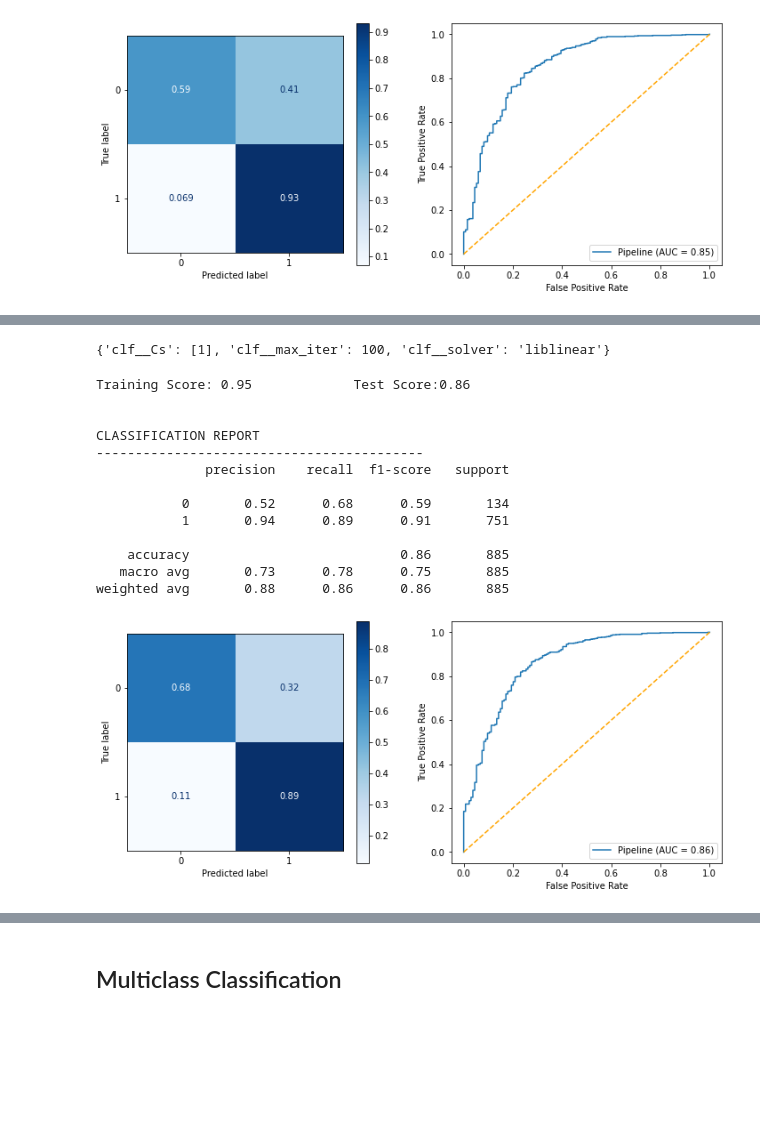
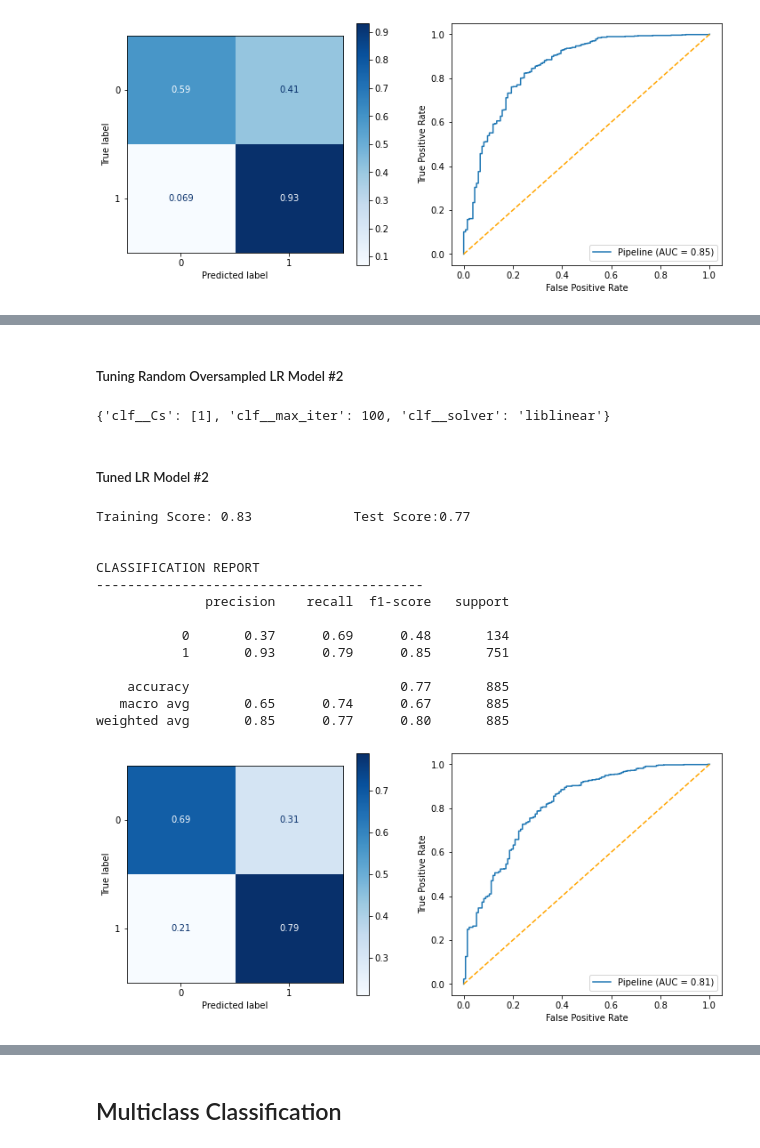
Before and after one commit to ebtezcan/Apple-Google-NLP-Analysis, a Jupyter notebook: index_OSEMN_plus_mvp.ipynb, the cells around one changed output, grey strips where cells are left out. Drawn from its saved outputs; the diff is of its cells as text; code cells hidden in the pictures; blank space fills up the shorter version.

Commit message:
Added multiclass classification with multiple models, minor tweaks to evaluation functions

```diff
--- a/index_OSEMN_plus_mvp.ipynb
+++ b/index_OSEMN_plus_mvp.ipynb
@@ -944,7 +994,7 @@ Not surprisingly, there is a class imbalance where 84% of the tweets are conside
 # %%
 param_grid = {'clf__alpha': [0.001, 0.01, 0.1, 1],
               'vectorizer__stop_words': [stop_lst, 'english']}
-gridsearch = GridSearchCV(clf_pipe, param_grid=param_grid, scoring='f1_macro')
+gridsearch = GridSearchCV(clf_pipe, param_grid=param_grid, scoring='recall_macro')
 
 gridsearch.fit(X_train,  y_train)
 gridsearch.best_params_
@@ -1023,7 +1078,7 @@ Even though the model's performance on correctly identifying positive tweets has
 # %%
 param_grid = {'clf__alpha': [0.001, 0.01, 0.1, 1],
               'vectorizer__stop_words': [stop_lst, 'english']}
-gridsearch = GridSearchCV(clf_pipe, param_grid=param_grid, scoring='f1_macro')
+gridsearch = GridSearchCV(clf_pipe, param_grid=param_grid, scoring='recall_macro')
 
 gridsearch.fit(X_train,  y_train)
 gridsearch.best_params_
@@ -1267,0 +1347,10 @@ weighted avg       0.88      0.88      0.88       885
+# %%
+param_grid = {'clf__class_weight': ['balanced'],
+              'clf__max_iter': [100, 500, 1000],
+              'clf__Cs': [[0.01], [0.1], [1]],
+              'clf__solver': ['liblinear', 'lbfgs', 'sag']}
+
+gridsearch = GridSearchCV(estimator=clf_pipe, param_grid = param_grid, scoring='recall_macro')
+
+gridsearch.fit(X_train,  y_train)
+gridsearch.best_params_
@@ -1267,0 +1364,10 @@ weighted avg       0.88      0.88      0.88       885
+# %%
+clf_pipe = Pipeline([('vectorizer', TfidfVectorizer(tokenizer=tokenizer.tokenize,
+                                                    stop_words=stop_lst)),
+                     ('clf', LogisticRegressionCV(class_weight='balanced',
+                                                  random_state=42, cv=3,
+                                                  Cs=[1], max_iter=100, solver='liblinear'))])
+
+clf_pipe.fit(X_train, y_train)
+y_pred = clf_pipe.predict(X_test)
+classification(y_test, y_pred, X_test, X_train, clf_pipe)
@@ -1268,3 +1433,5 @@ weighted avg       0.88      0.88      0.88       885
+# %% [markdown]
+##### Tuning Random Oversampled LR Model #2
 # %%
 param_grid = {'clf__max_iter': [100, 500, 1000],
               'clf__Cs': [[0.01], [0.1], [1]],
@@ -1276,28 +1443,31 @@ gridsearch.fit(X_train,  y_train)
 gridsearch.best_params_
 # %% [output]
 {'clf__Cs': [1], 'clf__max_iter': 100, 'clf__solver': 'liblinear'}
+# %% [markdown]
+##### Tuned LR Model #2
 # %%
-clf_pipe = Pipeline([('vectorizer', TfidfVectorizer(tokenizer=tokenizer.tokenize,
-                                                    stop_words=stop_lst)),
-                     ('clf', LogisticRegressionCV(class_weight='balanced',
-                                                  random_state=42, cv=3,
-                                                  Cs=[1], max_iter=100, solver='liblinear'))])
-
+clf_pipe = imblearn.pipeline.Pipeline([('vectorizer', TfidfVectorizer(tokenizer=tokenizer.tokenize,
+                                                                      stop_words=stop_lst,
+                                                                      norm='l2')),
+                                       ('os', RandomOverSampler(random_state=42)),
+                                       ('clf', LogisticRegressionCV(class_weight='balanced',
+                                                                    random_state=42, cv=3,
+                                                                    Cs=1, solver='liblinear'))])
 clf_pipe.fit(X_train, y_train)
 y_pred = clf_pipe.predict(X_test)
 classification(y_test, y_pred, X_test, X_train, clf_pipe)
 # %% [output]
-Training Score: 0.95             Test Score:0.86
+Training Score: 0.83             Test Score:0.77
 
 
 CLASSIFICATION REPORT
 ------------------------------------------
               precision    recall  f1-score   support
 
-           0       0.52      0.68      0.59       134
-           1       0.94      0.89      0.91       751
+           0       0.37      0.69      0.48       134
+           1       0.93      0.79      0.85       751
 
-    accuracy                           0.86       885
-   macro avg       0.73      0.78      0.75       885
-weighted avg       0.88      0.86      0.86       885
+    accuracy                           0.77       885
+   macro avg       0.65      0.74      0.67       885
+weighted avg       0.85      0.77      0.80       885
-[figure, old version]
+[figure, new version]
```
Also changed, not shown: parts of 74 cells of this notebook.
